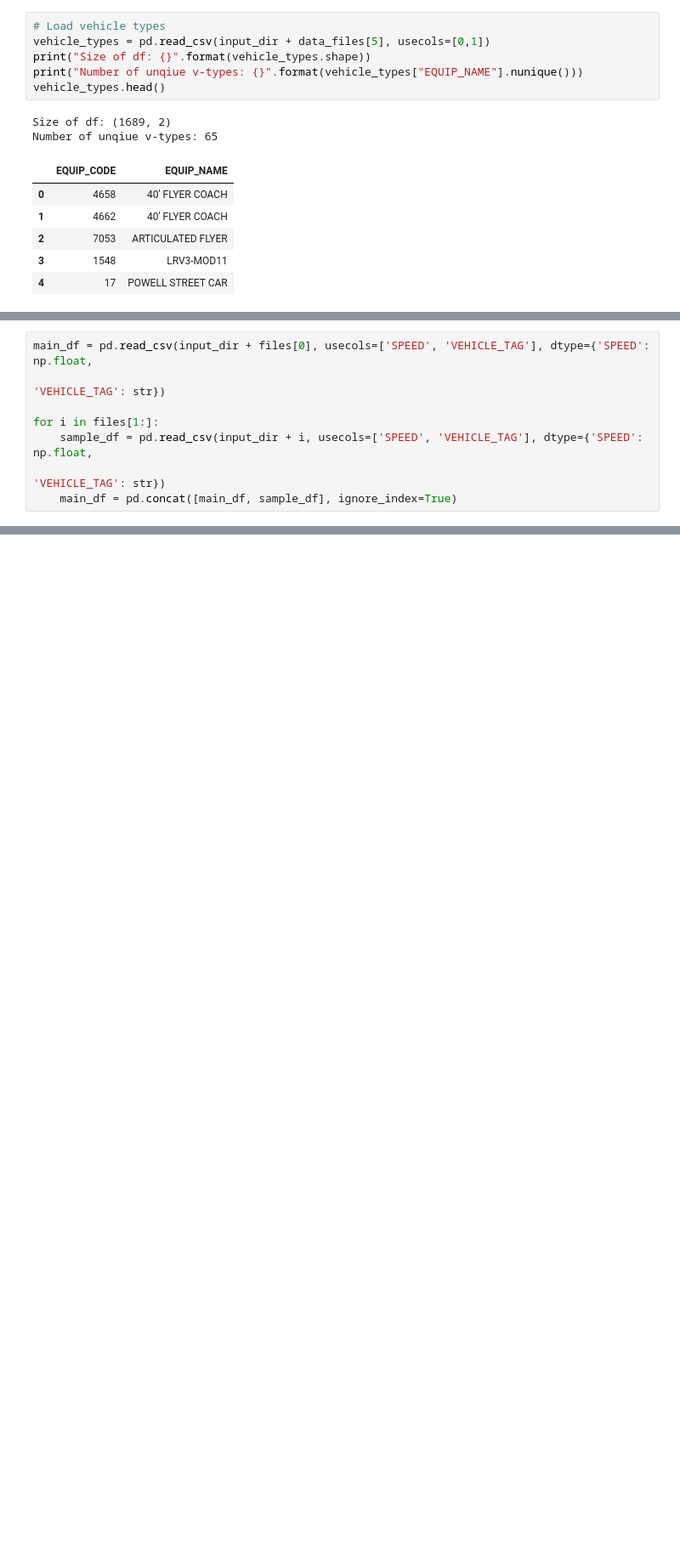
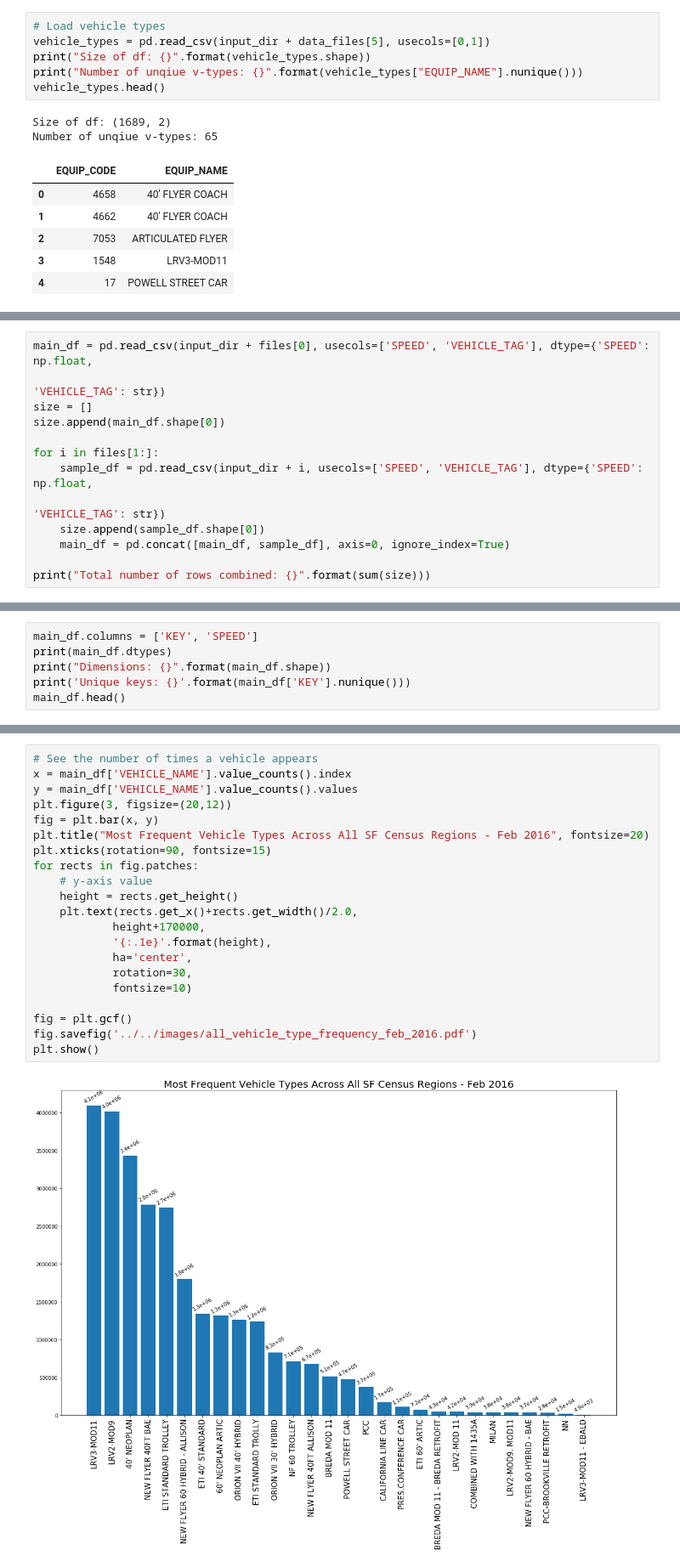
Before and after one commit to sakoki/Rushhour, a Jupyter notebook: code/playground/exploratory_analysis.ipynb, the cells around one changed output, grey strips where cells are left out. Shown at 85% size. Cells and saved outputs as stored; diff of their text form; blank space fills up the shorter version.

```diff
--- a/code/playground/exploratory_analysis.ipynb
+++ b/code/playground/exploratory_analysis.ipynb
@@ -68,8 +183,13 @@ Number of region files: 196
 # %%
 main_df = pd.read_csv(input_dir + files[0], usecols=['SPEED', 'VEHICLE_TAG'], dtype={'SPEED': np.float,
                                                                                      'VEHICLE_TAG': str})
+size = []
+size.append(main_df.shape[0])
 
 for i in files[1:]:
     sample_df = pd.read_csv(input_dir + i, usecols=['SPEED', 'VEHICLE_TAG'], dtype={'SPEED': np.float,
                                                                                     'VEHICLE_TAG': str})
-    main_df = pd.concat([main_df, sample_df], ignore_index=True)
+    size.append(sample_df.shape[0])
+    main_df = pd.concat([main_df, sample_df], axis=0, ignore_index=True)
+
+print("Total number of rows combined: {}".format(sum(size)))
@@ -91,0 +198,6 @@ Size of df: (33350866, 4)
+# %%
+main_df.columns = ['KEY', 'SPEED']
+print(main_df.dtypes)
+print("Dimensions: {}".format(main_df.shape))
+print('Unique keys: {}'.format(main_df['KEY'].nunique()))
+main_df.head()
@@ -91,0 +249,23 @@ Size of df: (33350866, 4)
+# %%
+# See the number of times a vehicle appears
+x = main_df['VEHICLE_NAME'].value_counts().index
+y = main_df['VEHICLE_NAME'].value_counts().values
+plt.figure(3, figsize=(20,12))
+fig = plt.bar(x, y)
+plt.title("Most Frequent Vehicle Types Across All SF Census Regions - Feb 2016", fontsize=20)
+plt.xticks(rotation=90, fontsize=15)
+for rects in fig.patches:
+    # y-axis value
+    height = rects.get_height()
+    plt.text(rects.get_x()+rects.get_width()/2.0,
+            height+170000,
+            '{:.1e}'.format(height),
+            ha='center',
+            rotation=30,
+            fontsize=10)
+
+fig = plt.gcf()
+fig.savefig('../../images/all_vehicle_type_frequency_feb_2016.pdf')
+plt.show()
+# %% [output]
+[figure, added]
```
Also changed, not shown: parts of 36 cells of this notebook.
